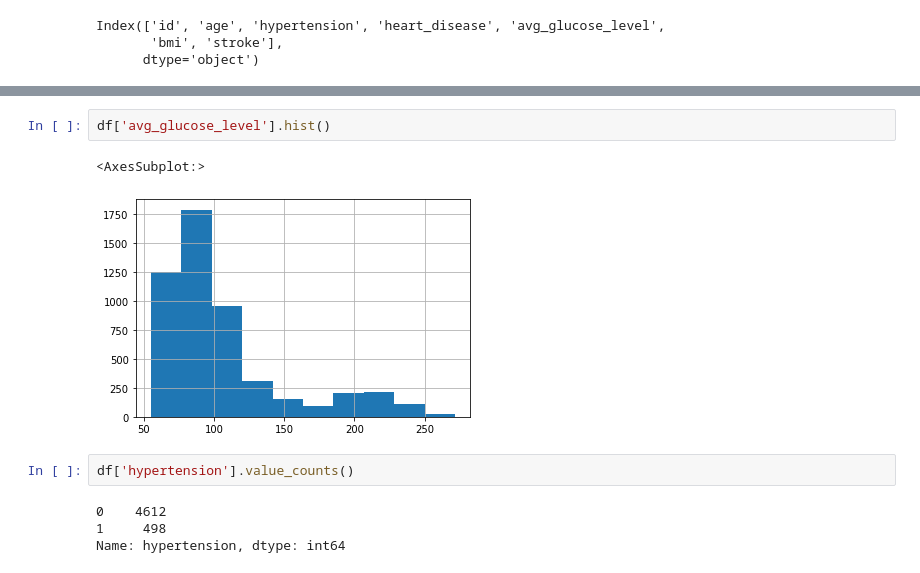
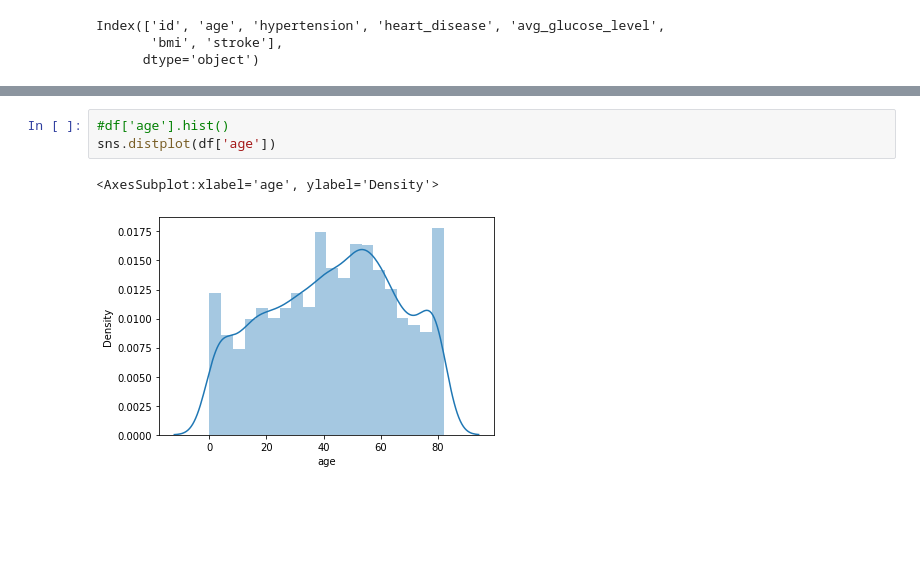
Before and after one commit to mcfatbeard57/Kaggle, a Jupyter notebook: Stroke Prediction/ STROKE PREDICTION- AUC - 0.94 🎯.ipynb, the cells around one changed output, grey strips where cells are left out. Drawn from its saved outputs; the diff is of its cells as text; blank space fills up the shorter version.

```diff
--- a/Stroke Prediction/ STROKE PREDICTION- AUC - 0.94 🎯.ipynb
+++ b/Stroke Prediction/ STROKE PREDICTION- AUC - 0.94 🎯.ipynb
@@ -138,11 +127,6 @@ Name: heart_disease, dtype: int64
-# %%
-df['avg_glucose_level'].hist()
-# %% [output]
-<AxesSubplot:>
-[figure, removed]
-# %%
-df['hypertension'].value_counts()
-# %% [output]
-0    4612
-1     498
-Name: hypertension, dtype: int64
+# %%
+#df['age'].hist()
+sns.distplot(df['age'])
+# %% [output]
+<AxesSubplot:xlabel='age', ylabel='Density'>
+[figure, added]
```
Also changed, not shown: parts of 16 cells of this notebook.
